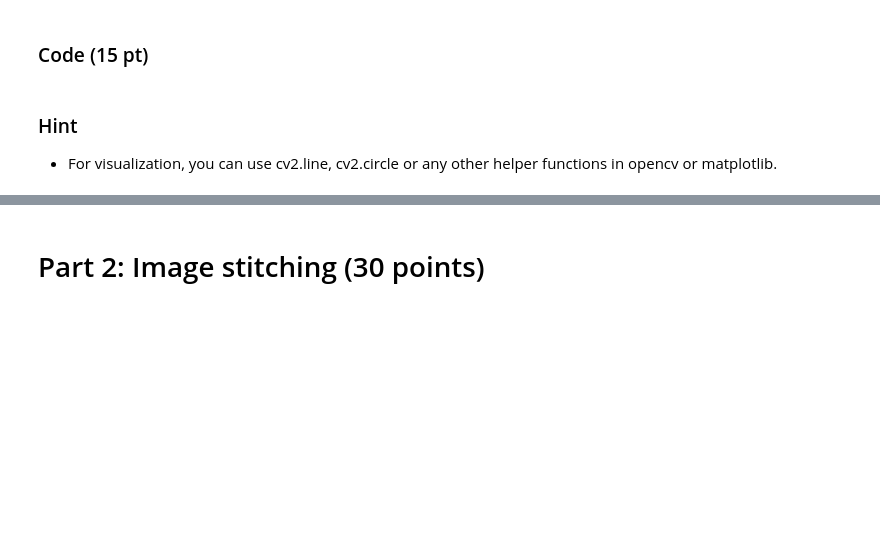
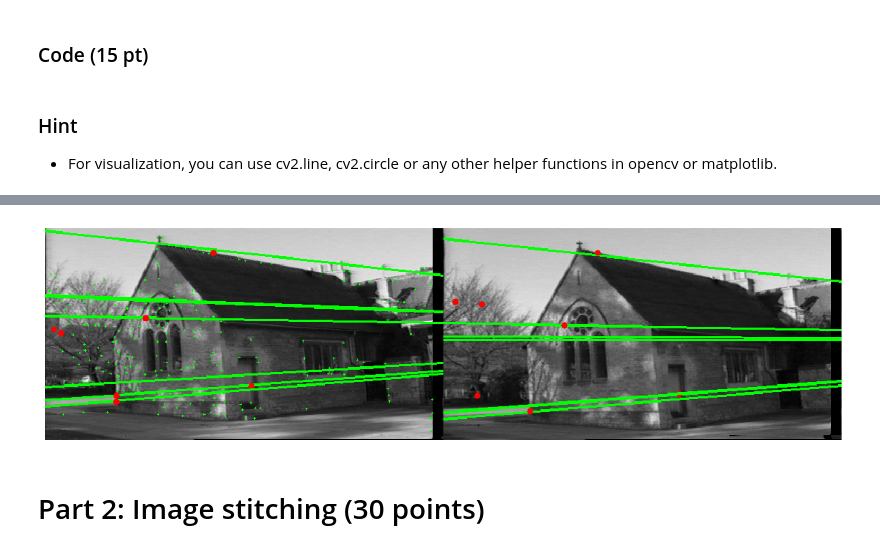
Before and after one commit to SmashedPython/ComputerVisonCMSC426, a Jupyter notebook: EpipolarGeometryRansac.ipynb, the cells around one changed output, grey strips where cells are left out. Drawn from its saved outputs; the diff is of its cells as text; code cells hidden in the pictures; blank space fills up the shorter version.

```diff
--- a/EpipolarGeometryRansac.ipynb
+++ b/EpipolarGeometryRansac.ipynb
@@ -42,12 +29,12 @@ The outline of the normalized 8-point algorithm:
 **WARNING: Colab deletes all files everytime runtime is disconnected. Make sure to re-download the inputs when it happens.**
 # %%
 # Download Data -- run this cell only one time per runtime
-!gdown 1cn3_SscjlLrf4BzUWe8MV-XqMqBY4Nj_
+# !gdown 1cn3_SscjlLrf4BzUWe8MV-XqMqBY4Nj_
 # Or download from https://drive.google.com/file/d/1cn3_SscjlLrf4BzUWe8MV-XqMqBY4Nj_/view and upload
 
-!unzip "/content/Part1_data.zip" -d "/content/"
+# !unzip "/content/Part1_data.zip" -d "/content/"
 # Load Matches
-data = loadmat('/content/Part1_data/matches.mat')
+data = loadmat('Part1_data/matches.mat')
 r1 = data['r1']
 r2 = data['r2']
 c1 = data['c1']
@@ -207,21 +238,22 @@ else:
 # Using the functions implemented above, write the CODE HERE to get the write up
 # estimate the fundamental matrix F
 
-
 # 1. Normalize coordinates. Call `normalize()` above.
-
-
+norm_p1, T1 = normalize(x1, y1)
+norm_p2, T2 = normalize(x2, y2)
 # 2. Run 8-point algorithm with RANSAC to estimate F. Run `ransacF()`.
 # You can decide num_iterations by computing
 # log(1 - p)/log(1 - (1 - e)**s), check Lecture 10.
 
+best_F, inliers = ransacF(norm_p1[:, :1], norm_p1[:, 1:2], norm_p2[:, :1], norm_p2[:, 1:2])
 
 # 3. De-normalize F using T, T' from 1.
-
+F_denorm = T2.T @ best_F @ T1
 
 # 4. Normalize F so that the last entry is 1.
 # NOTE: this normalization is different from what the normalize() function above does
 # this is just a simple normalization that scales the matrix so the last entry is 1
-
+F_normalized = F_denorm / F_denorm[-1, -1]
 
 # 5. Report normalized F from 4.
+print("Normalized Fundamental Matrix F:\n",F_normalized)
@@ -251,0 +275,65 @@ else:
+# %%
+# plot the images with the corresponding epipolar lines
+# you may use any plotting library or tool you like
+
+img1 = cv2.imread('Part1_data/chapel00.png')
+img2 = cv2.imread('Part1_data/chapel01.png')
+# Load Keypoints
+
+print("Normalized Fundamental Matrix F:\n",F_normalized)
+
+# Plot the outlier keypoints with green dots on top of the first image
+all_indices = set(range(len(x1)))
+# Convert inliers to a set for faster operation
+inlier_set = set(inliers)
+# Determine the outlier indices by finding the difference
+outlier_indices = list(all_indices - inlier_set)
+
+# Draw green dots for outliers on the first image
+for idx in outlier_indices:
+
+    img1 = cv2.circle(img1, (int(x1[idx]), int(y1[idx])), 1, (0, 255, 0), -1)
+
+# A possible way:
+# 1. Randomly select 7 pairs of points from two images. You can use `np.random.choice()`.
+num_points = 7
+selected_indices = np.random.choice(len(x1), num_points, replace=False)
+selected_x1 = x1[selected_indices]
+selected_y1 = y1[selected_indices]
+selected_x2 = x2[selected_indices]
+selected_y2 = y2[selected_indices]
+
+# 2. Compute epipolar lines for selected points.
+# Recall how we represent a line above
+lines1 = F_normalized.T @ np.column_stack((selected_x2, selected_y2,np.ones_like(selected_x2))).T
+lines1 = lines1.T
+
+lines2 =  F_normalized @ np.column_stack((selected_x1, selected_y1,np.ones_like(selected_x1))).T
+lines2 = lines2.T
+
+# 3. Draw lines and points for selected points
+# See example in Overview above.
+# You can use cv2.line() and cv2.circle().
+for r, r1, pt1, pt2 in zip(lines2, lines1, zip(selected_x1, selected_y1), zip(selected_x2, selected_y2)):
+    color = tuple(np.random.randint(0, 255, 3).tolist())
+
+    # Draw line on img2
+    x0, y0 = map(int, [0, -r[2] / r[1]])
+    x1, y1 = map(int, [img2.shape[1], -(r[2] + r[0] * img2.shape[1]) / r[1]])
+    img2 = cv2.line(img2, (x0, y0), (x1, y1), (0, 255, 0),2)
+    # Draw line on img1
+    x0, y0 = map(int, [0, -r1[2] / r1[1]])
+    x1, y1 = map(int, [img1.shape[1], -(r1[2] + r1[0] * img1.shape[1]) / r1[1]])
+    img1 = cv2.line(img1, (x0, y0), (x1, y1), (0, 255, 0), 2)
+
+    # Draw points on img1 and img2
+    img1 = cv2.circle(img1, (int(pt1[0]), int(pt1[1])), 4, (256, 0, 0), -1)
+    img2 = cv2.circle(img2, (int(pt2[0]), int(pt2[1])), 4, (256, 0, 0), -1)
+
+
+
+# 4. Show two images side by side.
+# You can use `np.concatenate()`.
+result = np.concatenate((img1, img2), axis=1)
+show_image(result,scale=3)
+# %% [output]
@@ -252,3 +344,4 @@ else:
+[figure, added]
 # %% [markdown]
 # Part 2: Image stitching (30 points)
 # %% [markdown]
```
Also changed, not shown: parts of 18 cells of this notebook, 10 other files.
